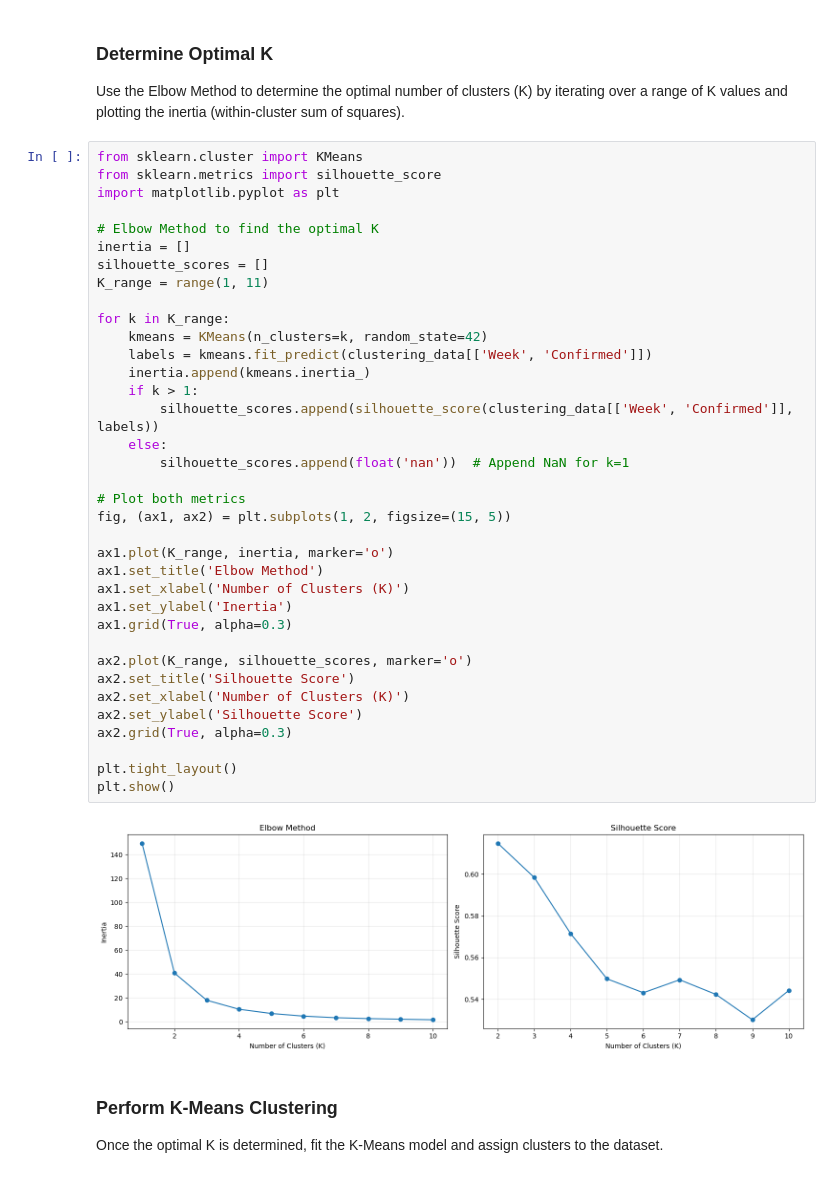
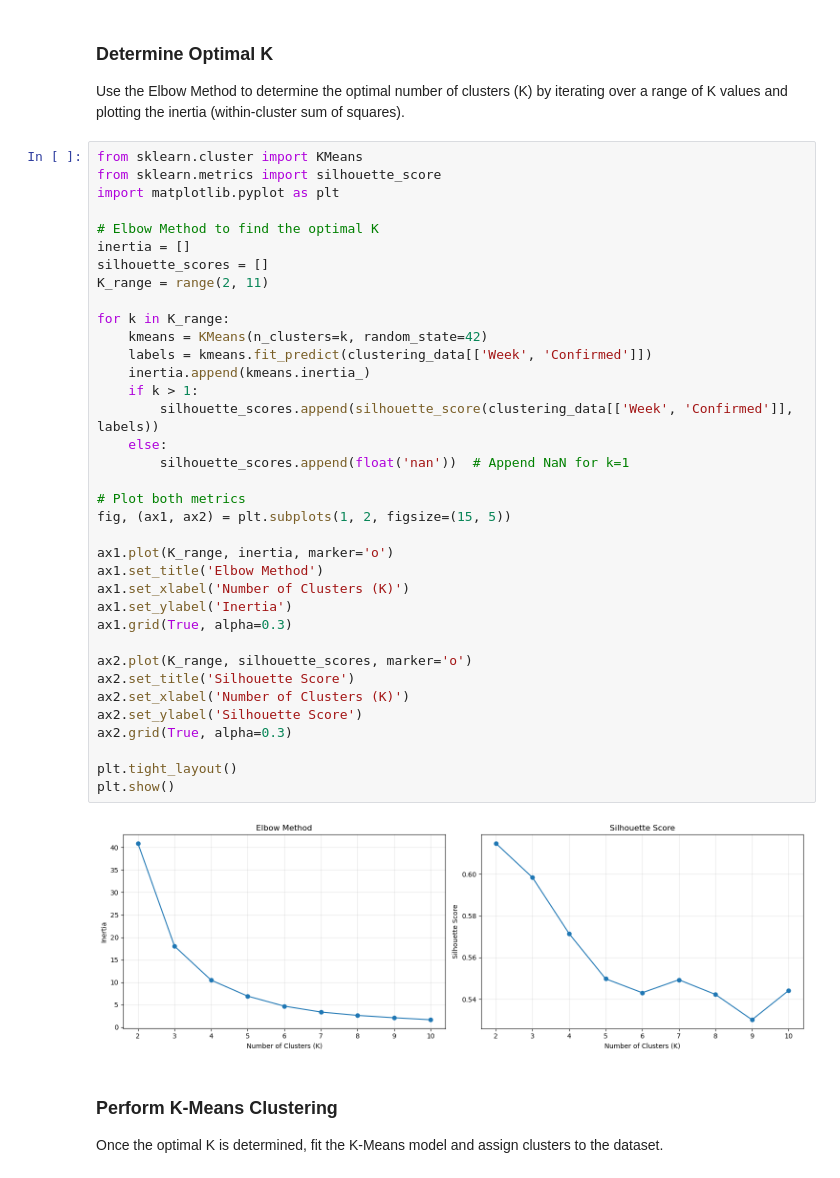
Before and after one commit to CluongUni/torrens-bda601, a Jupyter notebook: Assessment 03/A00117495_BDA601_Assessment3.ipynb, the cells around one changed output. Saved outputs shown, nothing was run; the diff lists cells and outputs as text.

```diff
--- a/Assessment 03/A00117495_BDA601_Assessment3.ipynb
+++ b/Assessment 03/A00117495_BDA601_Assessment3.ipynb
@@ -191,36 +190,36 @@ import matplotlib.pyplot as plt
 # Elbow Method to find the optimal K
 inertia = []
 silhouette_scores = []
-K_range = range(1, 11)
+K_range = range(2, 11)
 
 for k in K_range:
     kmeans = KMeans(n_clusters=k, random_state=42)
     labels = kmeans.fit_predict(clustering_data[['Week', 'Confirmed']])
     inertia.append(kmeans.inertia_)
     if k > 1:
         silhouette_scores.append(silhouette_score(clustering_data[['Week', 'Confirmed']], labels))
     else:
         silhouette_scores.append(float('nan'))  # Append NaN for k=1
 
 # Plot both metrics
 fig, (ax1, ax2) = plt.subplots(1, 2, figsize=(15, 5))
 
 ax1.plot(K_range, inertia, marker='o')
 ax1.set_title('Elbow Method')
 ax1.set_xlabel('Number of Clusters (K)')
 ax1.set_ylabel('Inertia')
 ax1.grid(True, alpha=0.3)
 
 ax2.plot(K_range, silhouette_scores, marker='o')
 ax2.set_title('Silhouette Score')
 ax2.set_xlabel('Number of Clusters (K)')
 ax2.set_ylabel('Silhouette Score')
 ax2.grid(True, alpha=0.3)
 
 plt.tight_layout()
 plt.show()
 # %% [output]
-[figure, old version]
+[figure, new version]
 # %% [markdown]
 ### Perform K-Means Clustering
 Once the optimal K is determined, fit the K-Means model and assign clusters to the dataset.
```
Also changed, not shown: parts of 5 cells of this notebook.
